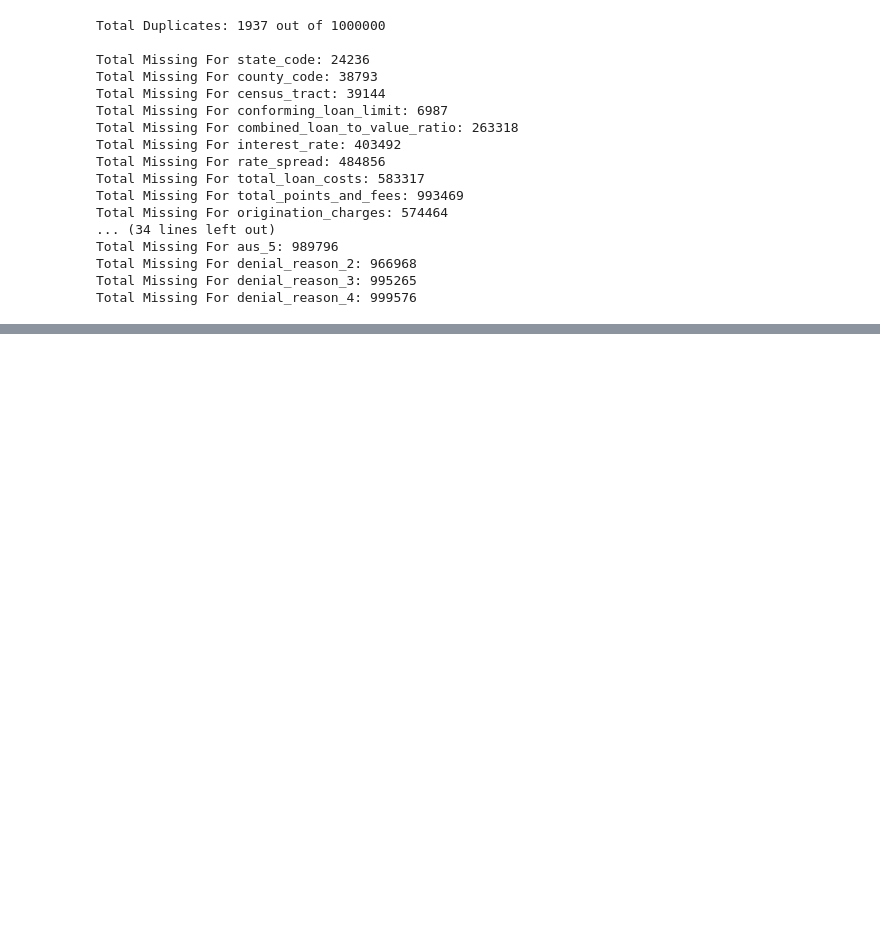
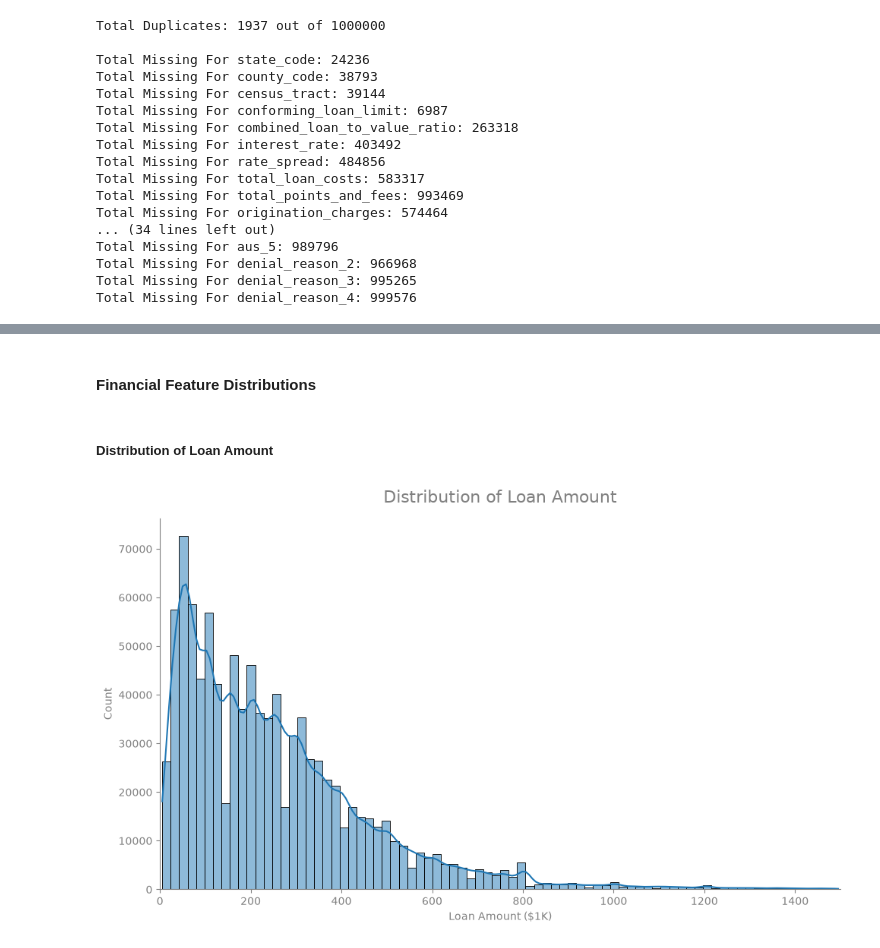
Before and after one commit to AnaaaKareem/hmda-mortgage-default-predictor, a Jupyter notebook: notebooks/data_understanding.ipynb, the cells around one changed output, grey strips where cells are left out. Saved outputs shown, nothing was run; the diff lists cells and outputs as text; code cells hidden in the pictures; blank space fills up the shorter version.

```diff
--- a/notebooks/data_understanding.ipynb
+++ b/notebooks/data_understanding.ipynb
@@ -154,0 +397,34 @@ Total Missing For denial_reason_4: 999576
+# %% [markdown]
+#### Financial Feature Distributions
+# %% [markdown]
+##### Distribution of Loan Amount
+# %%
+# Initialize figure for loan amount distribution
+fig, ax = plt.subplots(figsize=(10, 6))
+
+# Generate histogram and KDE for loan amount
+sns.histplot(df[loan_mask]['loan_amount_k'], bins=80, kde=True, ax=ax)
+
+# Set centered title for the chart
+ax.set_title('Distribution of Loan Amount', loc='center', color='grey', fontsize=16, pad=15)
+ax.set_xlabel('Loan Amount ($1K)', color='grey')
+ax.set_ylabel('Count', color='grey')
+ax.set_xlim(0, 1500)
+
+# Refine the visual interface by lightening spines and ticks to grey
+ax.spines['top'].set_visible(False)
+ax.spines['right'].set_visible(False)
+ax.spines['left'].set_color('grey')
+ax.spines['bottom'].set_color('grey')
+ax.tick_params(axis='both', colors='grey')
+
+# Adjust layout to prevent overlapping and display the plot
+plt.tight_layout()
+
+# Save graph
+plt.savefig('loan_amount_dist_hmda.png', dpi=300, bbox_inches='tight')
+
+# Show histogram plot
+plt.show()
+# %% [output]
+[figure, added]
```
Also changed, not shown: parts of 60 cells of this notebook.
